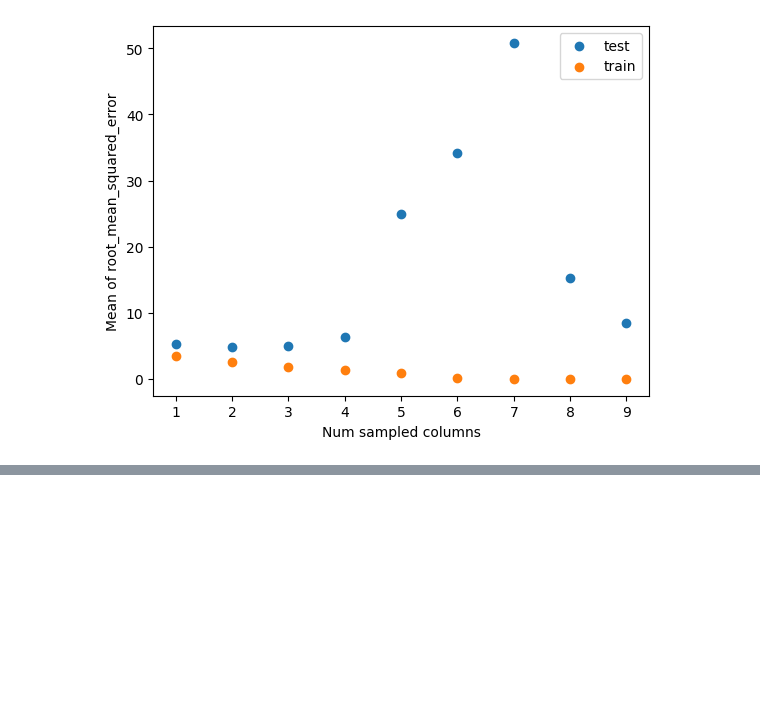
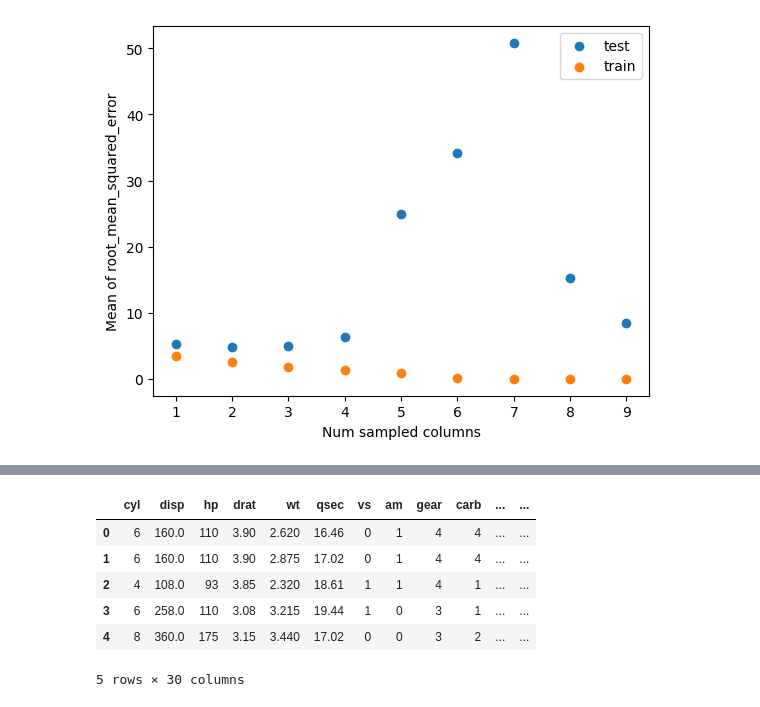
Before and after one commit to jeanimal/double_descent_dar, a Jupyter notebook: double_descent_mtcars_reg.ipynb, the cells around one changed output, grey strips where cells are left out. Cells and saved outputs as stored; diff of their text form; code cells hidden in the pictures; blank space fills up the shorter version.

```diff
--- a/double_descent_mtcars_reg.ipynb
+++ b/double_descent_mtcars_reg.ipynb
@@ -316,0 +328,11 @@ plt.show()
+# %%
+X_plus_rand = pd.concat([X, rand_df], axis=1)
+X_plus_rand.head()
+# %% [output]
+|  | cyl | disp | hp | drat | wt | qsec | vs | am | gear | carb | ... | ... |
+| 0 | 6 | 160.0 | 110 | 3.90 | 2.620 | 16.46 | 0 | 1 | 4 | 4 | ... | ... |
+| 1 | 6 | 160.0 | 110 | 3.90 | 2.875 | 17.02 | 0 | 1 | 4 | 4 | ... | ... |
+| 2 | 4 | 108.0 | 93 | 3.85 | 2.320 | 18.61 | 1 | 1 | 4 | 1 | ... | ... |
+| 3 | 6 | 258.0 | 110 | 3.08 | 3.215 | 19.44 | 1 | 0 | 3 | 1 | ... | ... |
+| 4 | 8 | 360.0 | 175 | 3.15 | 3.440 | 17.02 | 0 | 0 | 3 | 2 | ... | ... |
+5 rows × 30 columns
```
Also changed, not shown: parts of 8 cells of this notebook.
